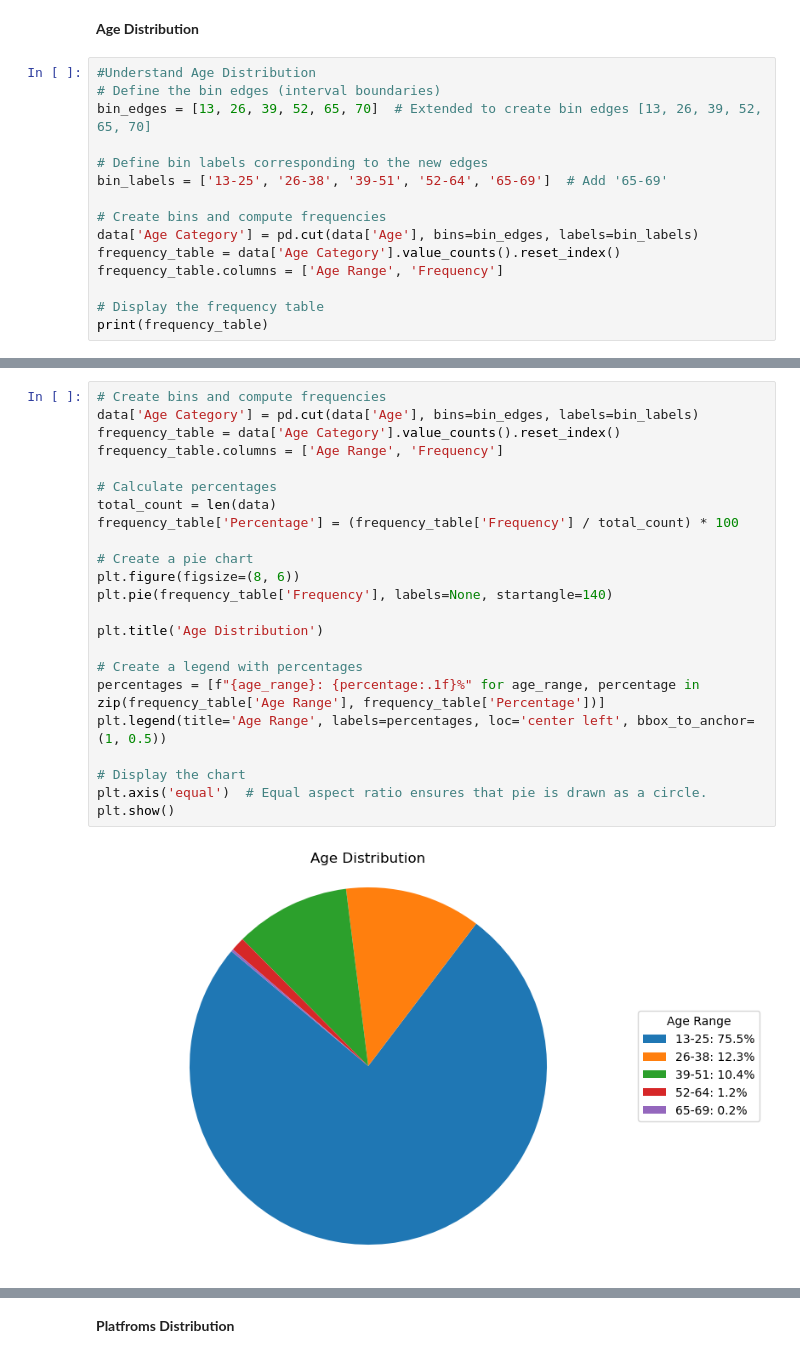
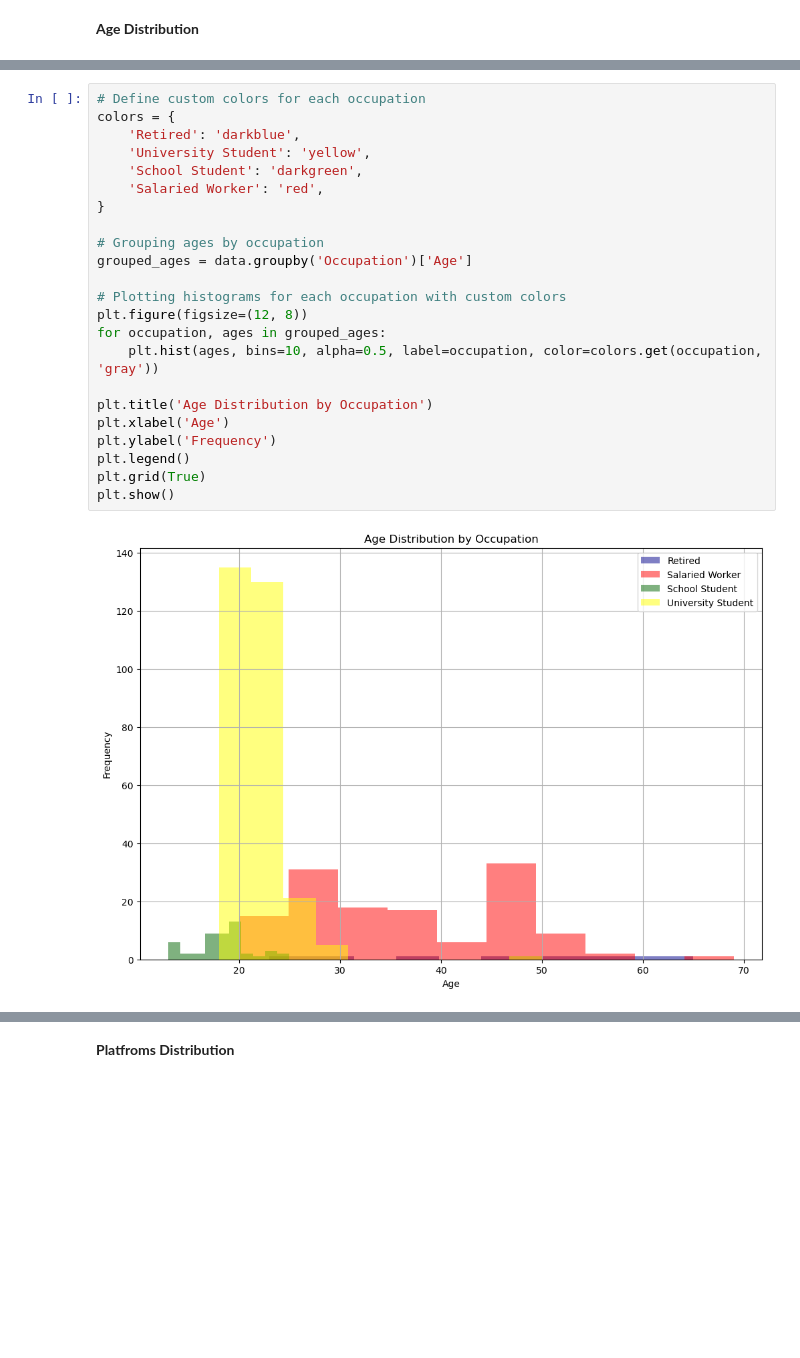
Before and after one commit to serenahinton/Social-Media-and-Mental-Health-Analysis-Project, a Jupyter notebook: social-media-analysis.ipynb, the cells around one changed output, grey strips where cells are left out. Saved outputs shown, nothing was run; the diff lists cells and outputs as text; blank space fills up the shorter version.

```diff
--- a/social-media-analysis.ipynb
+++ b/social-media-analysis.ipynb
@@ -702,18 +726,3 @@ Find these correlations:
 # **Descriptive Stats**
 # %% [markdown]
 **Age Distribution**
-# %%
-#Understand Age Distribution
-# Define the bin edges (interval boundaries)
-bin_edges = [13, 26, 39, 52, 65, 70]  # Extended to create bin edges [13, 26, 39, 52, 65, 70]
-
-# Define bin labels corresponding to the new edges
-bin_labels = ['13-25', '26-38', '39-51', '52-64', '65-69']  # Add '65-69'
-
-# Create bins and compute frequencies
-data['Age Category'] = pd.cut(data['Age'], bins=bin_edges, labels=bin_labels)
-frequency_table = data['Age Category'].value_counts().reset_index()
-frequency_table.columns = ['Age Range', 'Frequency']
-
-# Display the frequency table
-print(frequency_table)
@@ -766,25 +729,25 @@ A majority of the people (75.4%) are age 13-25.
-# %%
-# Create bins and compute frequencies
-data['Age Category'] = pd.cut(data['Age'], bins=bin_edges, labels=bin_labels)
-frequency_table = data['Age Category'].value_counts().reset_index()
-frequency_table.columns = ['Age Range', 'Frequency']
-
-# Calculate percentages
-total_count = len(data)
-frequency_table['Percentage'] = (frequency_table['Frequency'] / total_count) * 100
-
-# Create a pie chart
-plt.figure(figsize=(8, 6))
-plt.pie(frequency_table['Frequency'], labels=None, startangle=140)
-
-plt.title('Age Distribution')
-
-# Create a legend with percentages
-percentages = [f"{age_range}: {percentage:.1f}%" for age_range, percentage in zip(frequency_table['Age Range'], frequency_table['Percentage'])]
-plt.legend(title='Age Range', labels=percentages, loc='center left', bbox_to_anchor=(1, 0.5))
-
-# Display the chart
-plt.axis('equal')  # Equal aspect ratio ensures that pie is drawn as a circle.
-plt.show()
-# %% [output]
-[figure, removed]
+# %%
+# Define custom colors for each occupation
+colors = {
+    'Retired': 'darkblue',
+    'University Student': 'yellow',
+    'School Student': 'darkgreen',
+    'Salaried Worker': 'red',
+}
+
+# Grouping ages by occupation
+grouped_ages = data.groupby('Occupation')['Age']
+
+# Plotting histograms for each occupation with custom colors
+plt.figure(figsize=(12, 8))
+for occupation, ages in grouped_ages:
+    plt.hist(ages, bins=10, alpha=0.5, label=occupation, color=colors.get(occupation, 'gray'))
+
+plt.title('Age Distribution by Occupation')
+plt.xlabel('Age')
+plt.ylabel('Frequency')
+plt.legend()
+plt.grid(True)
+plt.show()
+# %% [output]
+[figure, added]
```
Also changed, not shown: parts of 19 cells of this notebook.
